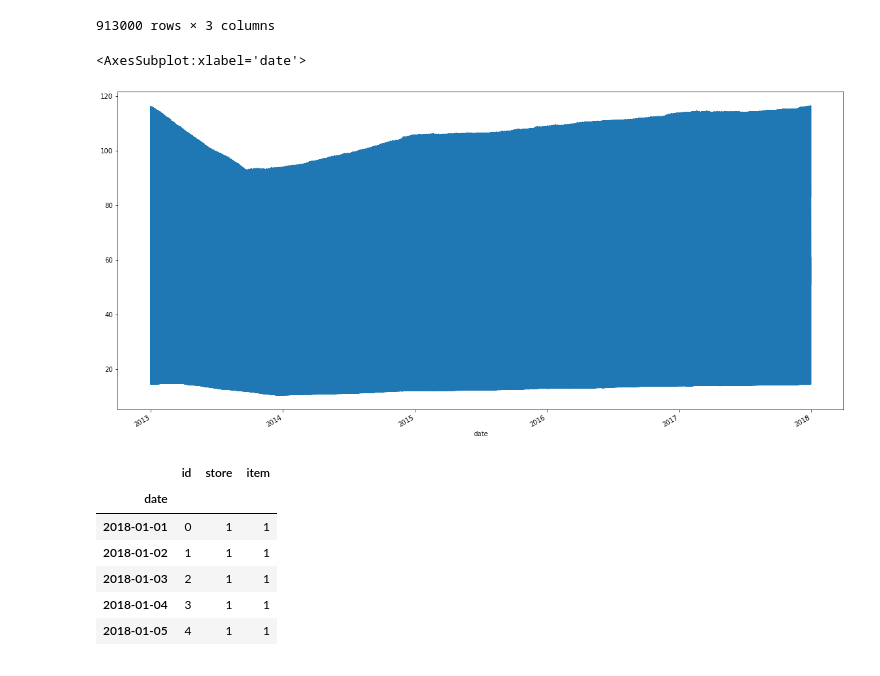
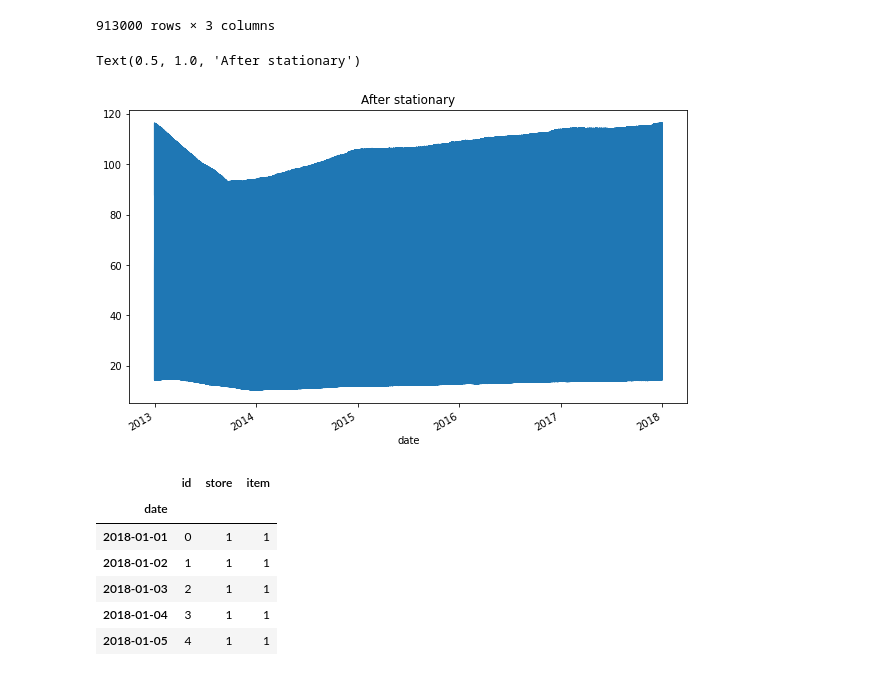
Before and after one commit to Rahulkp2102/Internship, a Jupyter notebook: Project Demand forecast.ipynb, the cells around one changed output. Cells and saved outputs as stored; diff of their text form; code cells hidden in the pictures.

```diff
--- a/Project Demand forecast.ipynb
+++ b/Project Demand forecast.ipynb
@@ -451,10 +430,11 @@ train_data
 913000 rows × 3 columns
 # %%
 train_data['mov_avg'] =train_data['sales'].rolling(window=360).mean()
-train_data['mov_avg'].dropna().plot(figsize=(20,10))
+train_data['mov_avg'].dropna().plot(figsize=(10,6))
+plt.title('After stationary')
 # %% [output]
-<AxesSubplot:xlabel='date'>
+Text(0.5, 1.0, 'After stationary')
-[figure, old version]
+[figure, new version]
 # %%
 test_data['date']=pd.to_datetime(test_data['date'])
 test_data.set_index('date',inplace=True)
```
Also changed, not shown: parts of 12 cells of this notebook.
